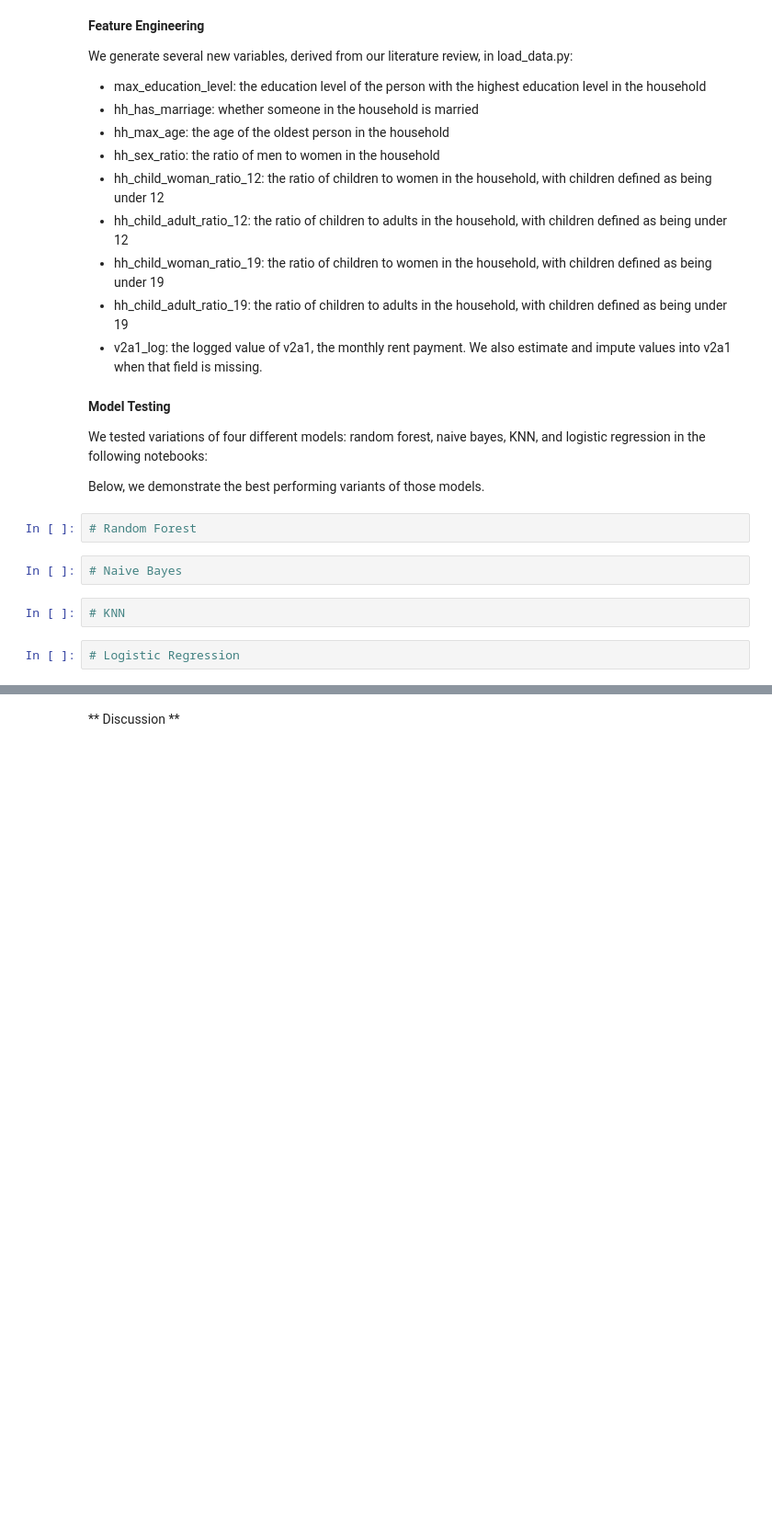
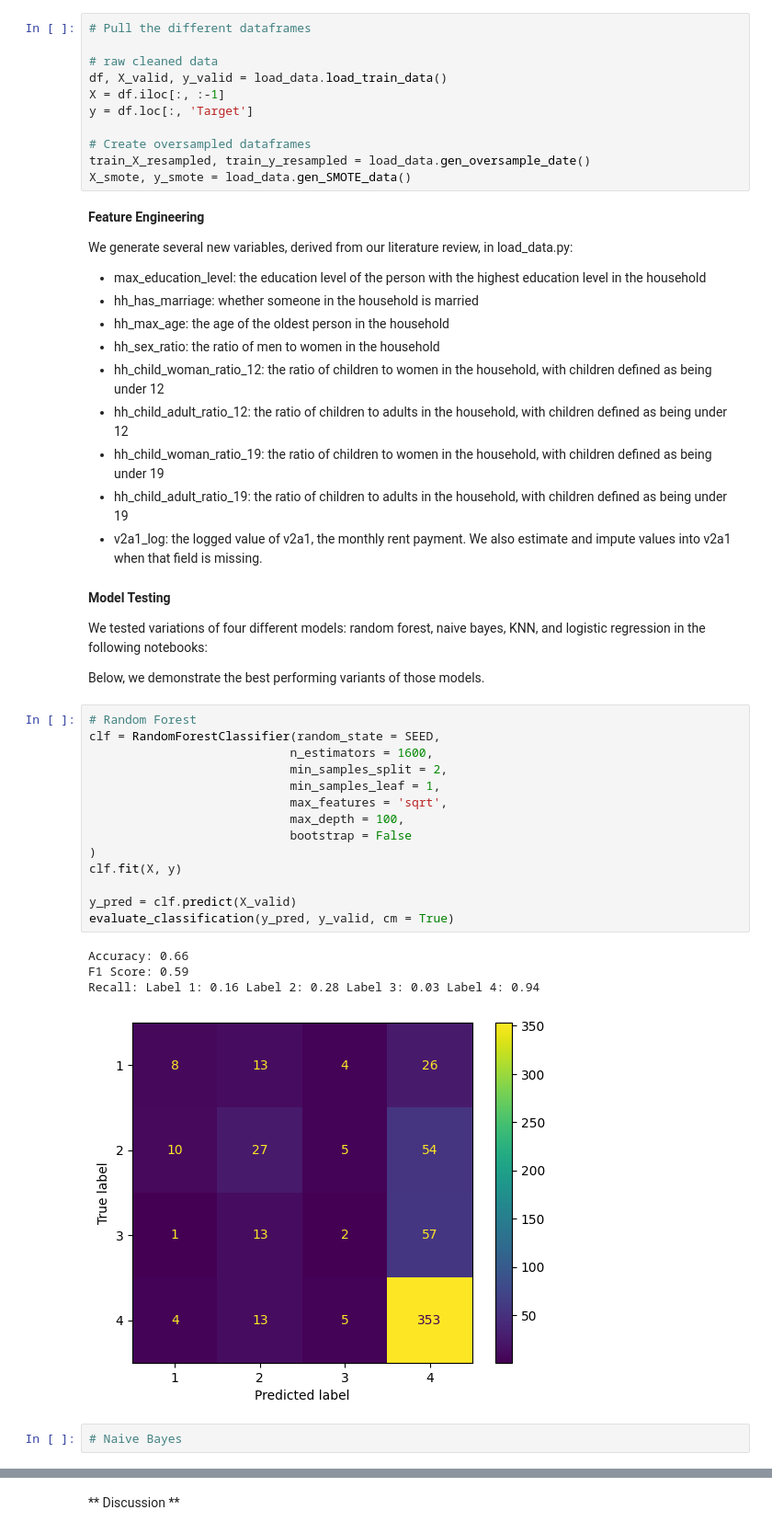
Before and after one commit to andrewjtdunn/Costa-Rican-Household-Poverty-Level-Prediction, a Jupyter notebook: checkpoint_2.ipynb, the cells around one changed output, grey strips where cells are left out. Shown: that part at 92% size. Drawn from its saved outputs; the diff is of its cells as text; blank space fills up the shorter version.

```diff
--- a/checkpoint_2.ipynb
+++ b/checkpoint_2.ipynb
@@ -10,3 +23,14 @@
+# %%
+# Pull the different dataframes
+
+# raw cleaned data
+df, X_valid, y_valid = load_data.load_train_data()
+X = df.iloc[:, :-1]
+y = df.loc[:, 'Target']
+
+# Create oversampled dataframes
+train_X_resampled, train_y_resampled = load_data.gen_oversample_date()
+X_smote, y_smote = load_data.gen_SMOTE_data()
 # %% [markdown]
 **Feature Engineering**
 
@@ -27,11 +51,24 @@ We generate several new variables, derived from our literature review, in load_d
 We tested variations of four different models: random forest, naive bayes, KNN, and logistic regression in the following notebooks:
 
 Below, we demonstrate the best performing variants of those models.
-# %%
-# Random Forest
+# %%
+# Random Forest
+clf = RandomForestClassifier(random_state = SEED,
+                            n_estimators = 1600,
+                            min_samples_split = 2,
+                            min_samples_leaf = 1,
+                            max_features = 'sqrt',
+                            max_depth = 100,
+                            bootstrap = False
+)
+clf.fit(X, y)
+
+y_pred = clf.predict(X_valid)
+evaluate_classification(y_pred, y_valid, cm = True)
+# %% [output]
+Accuracy: 0.66
+F1 Score: 0.59
+Recall: Label 1: 0.16 Label 2: 0.28 Label 3: 0.03 Label 4: 0.94
+[figure, added]
 # %%
 # Naive Bayes
-# %%
-# KNN
-# %%
-# Logistic Regression
```
Also changed, not shown: parts of 11 cells of this notebook, 1 other file.
